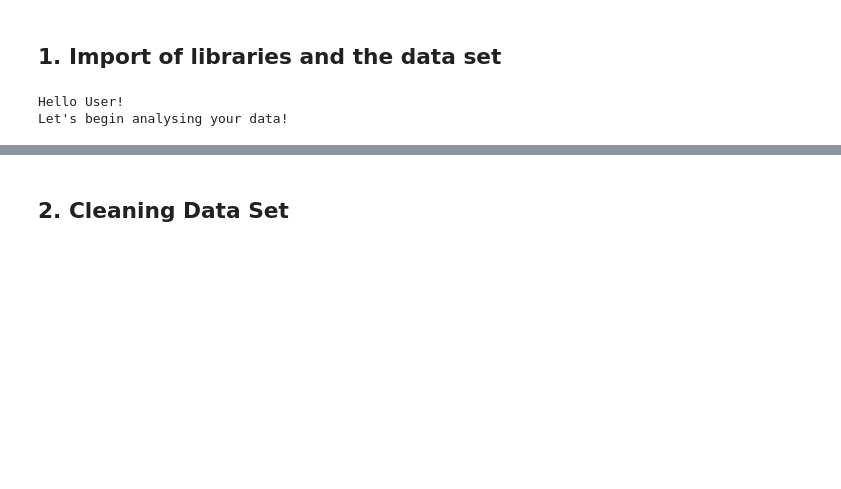
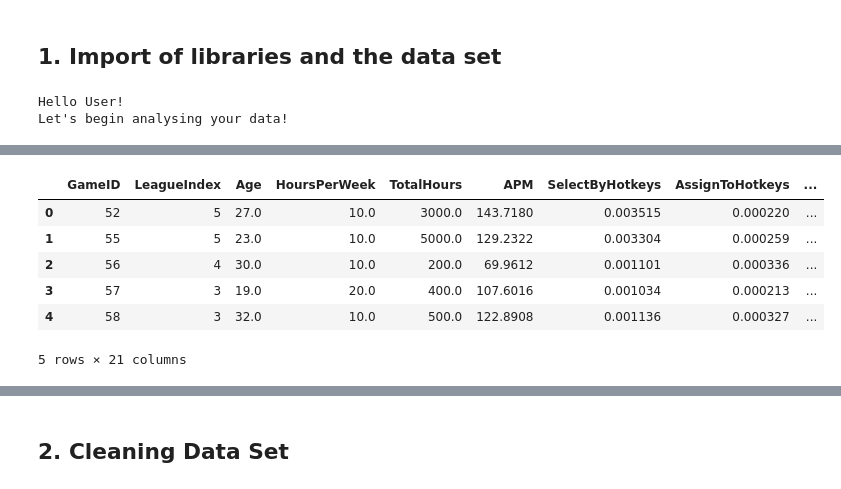
Before and after one commit to Minitech24/Skills-Python-Project-HSG2020, a Jupyter notebook: DA_Tool_DocumentedVersion.ipynb, the cells around one changed output, grey strips where cells are left out. Saved outputs shown, nothing was run; the diff lists cells and outputs as text; code cells hidden in the pictures; blank space fills up the shorter version.

```diff
--- a/DA_Tool_DocumentedVersion.ipynb
+++ b/DA_Tool_DocumentedVersion.ipynb
@@ -93,0 +85,10 @@ In the following tables you get an overview of your data including the head and
+# %%
+data.head()
+# %% [output]
+|  | GameID | LeagueIndex | Age | HoursPerWeek | TotalHours | APM | SelectByHotkeys | AssignToHotkeys | ... |
+| 0 | 52 | 5 | 27.0 | 10.0 | 3000.0 | 143.7180 | 0.003515 | 0.000220 | ... |
+| 1 | 55 | 5 | 23.0 | 10.0 | 5000.0 | 129.2322 | 0.003304 | 0.000259 | ... |
+| 2 | 56 | 4 | 30.0 | 10.0 | 200.0 | 69.9612 | 0.001101 | 0.000336 | ... |
+| 3 | 57 | 3 | 19.0 | 20.0 | 400.0 | 107.6016 | 0.001034 | 0.000213 | ... |
+| 4 | 58 | 3 | 32.0 | 10.0 | 500.0 | 122.8908 | 0.001136 | 0.000327 | ... |
+5 rows × 21 columns
```
Also changed, not shown: parts of 20 cells of this notebook.
